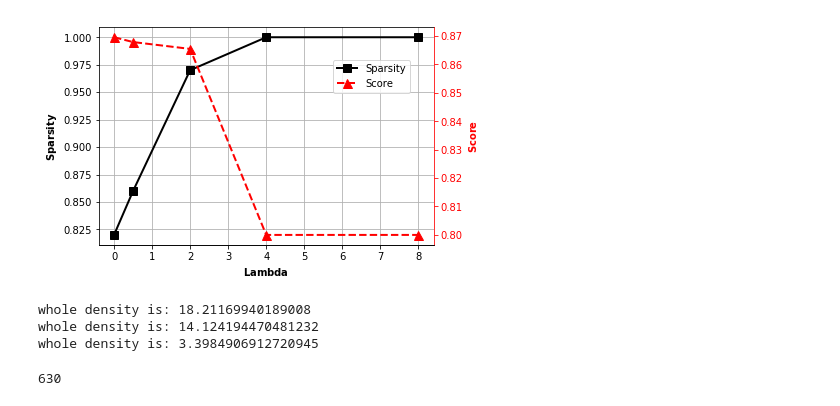
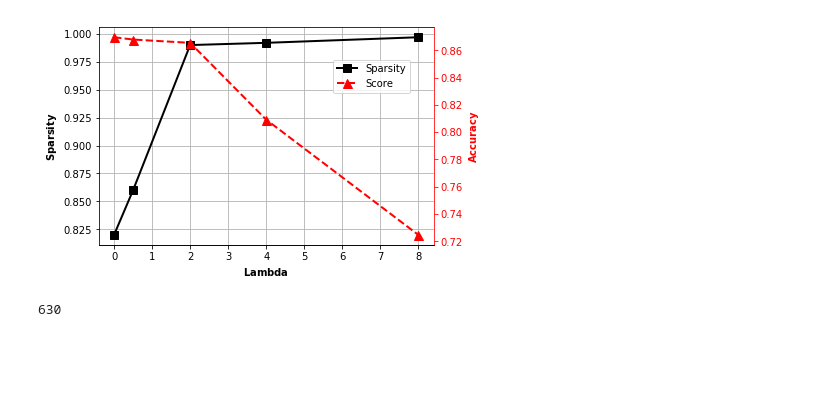
Before and after one commit to changchun-zhou/sagitta_fig, a Jupyter notebook: scripts/tdvd.ipynb, the cells around one changed output. Drawn from its saved outputs; the diff is of its cells as text; code cells hidden in the pictures; blank space fills up the shorter version.

```diff
--- a/scripts/tdvd.ipynb
+++ b/scripts/tdvd.ipynb
@@ -18,16 +18,19 @@ lambda_i = [0, 0.5, 2, 4, 8]
 #               "(10, 7, 5, 5, 5, 5, 5, 2)",
 #               "(17, 9, 5, 5, 6, 6, 6, 5)"
 #             ]
+
 # 3D Unet
-axis_y = [0.8695406, 0.8678476, 0.8654427, 0.8, 0.8]
+axis_y = [0.8695406, 0.8678476, 0.8654427, 0.8090884, 0.7245791]
 label_2 = 'Score'
-sparsity = [0.82, 0.86, 0.97, 1, 1]
+sparsity = [0.82, 0.86, 0.99, 0.992, 0.997]
 label_data = ["(0, 0, 0, 0, 0, 0, 0, 0, 0, 0,   0, 0, 0, 0, 0, 0, 0, 0, 0, 0,   0, 0, 0, 0, 0, 0, 0, 0, 0, 0)",
               "(0, 0, 0, 1, 1, 1, 1, 1, 1, 1,   1, 1, 1, 1, 1, 1, 1, 1, 1, 1,   1, 1, 1, 1, 1, 1, 1, 1, 0, 0)",
               "(0, 1, 4, 5, 3, 3, 4, 4, 5, 5,   5, 5, 4, 5, 5, 5, 4, 5, 5, 5,   5, 5, 5, 5, 5, 5, 5, 5, 5, 5)",
-              "(0, 0, 0, 0, 0, 0, 0, 0, 0, 0,   0, 0, 0, 0, 0, 0, 0, 0, 0, 0,   0, 0, 0, 0, 0, 0, 0, 0, 0, 0)",
-              "(0, 0, 0, 0, 0, 0, 0, 0, 0, 0,   0, 0, 0, 0, 0, 0, 0, 0, 0, 0,   0, 0, 0, 0, 0, 0, 0, 0, 0, 0)",
+              "(1, 1, 0, 10, 3, 9, 10, 10, 11, 11,   10, 10, 10, 9, 11, 11, 11, 10, 10, 11,   11, 11, 11, 11, 11, 11, 11, 11, 9, 12)",
+              "(0, 1, 0, 21, 0, 16, 21, 21, 21, 22,   21, 21, 18, 22, 22, 22, 20, 20, 22, 22,   22, 21, 21, 17, 22, 21, 22, 22, 20, 23)",
             ]
+
+
 
 fig, ax = plt.subplots(1,1)
 color = (0, 0, 0)
@@ -35,60 +38,35 @@ ax.plot(lambda_i, sparsity, 'x-', marker='s', color=color,  linewidth=2, markers
 # for i in range(5):
 #     ax.text(lambda_i[i], sparsity[i],label_data[i], verticalalignment='top', horizontalalignment='right' )
 ax.set_xlabel(r"$\bf{Lambda}$"+' ' + r"$\bf{}$", size=10, family="Arial")
 ax.set_ylabel(r"$\bf{Sparsity}$"+' ' + r"$\bf{(%)}$", size=10, color=color)
 
 plt.grid(True)
 from matplotlib.pyplot import MultipleLocator
 inst = plt.gca()
 
 ax1 = ax.twinx()
 color1 = (1, 0, 0)
 ax1.plot(lambda_i, axis_y, '--', marker='^', color=color1,  linewidth=2, markersize=9, label=label_2)
-ax1.set_ylabel(r"$\bf{"+ label_2+"}$"+' ' + r"$\bf{}$", size=10, color=color1)
+ax1.set_ylabel(r"$\bf{Accuracy}$"+' ' + r"$\bf{}$", size=10, color=color1)
 
 handles1, labels1 = ax.get_legend_handles_labels()
 handles2, labels2 = ax1.get_legend_handles_labels()
 plt.legend(handles1+handles2, labels1+labels2, loc=(0.7, 0.7))
 
 ax.spines['left'].set_color(color)
 ax.tick_params(axis='y', colors=color)
 
 ax.spines['right'].set_visible(False)
 
 ax1.spines['right'].set_color(color1)
 ax1.tick_params(axis='y', colors=color1)
 ax1.spines['top'].set_visible(False)
 ax1.spines['left'].set_visible(False)
 
 plt.savefig(os.path.join(sys.path[0],'lambda.svg'), format='svg')
 plt.show()
 # %% [output]
-[figure, old version]
+[figure, new version]
-# %%
-# compute whole sparsity after given threshold combinations and numbers of IA in each layer
-ifm_size = [140, 39, 10.4, 3.2, 0.6, 0.35, 2.8, 11.2, 45, 135]
-# density_th_layer0 = [20, 18, 17, 16, 15, 14 ,13, 12, 11, 10]
-# for x in range(10, 20):
-#     proportion_th[0][x] = density_th_layer0[x -10]
-def whole_density(ifm_size, proportion_th, threshold, n_layer):
-    density = 0
-    for i in range(n_layer):
-        density += proportion_th[i][threshold[i]]*ifm_size[i] / sum(ifm_size)
-
-    return density
-
-threshold_comb =[
-                [0, 0, 0, 0, 0,   0, 0, 0, 0, 0],
-                [1, 1, 1, 1, 1,   1, 1, 1, 1, 0],
-                [3, 4, 5, 5, 5,   5, 5, 5, 5, 5]
-                ]
-
-for threshold in threshold_comb:
-    print("whole density is: {}".format(whole_density(ifm_size, proportion_th, threshold, 10)))
-# %% [output]
-whole density is: 18.21169940189008
-whole density is: 14.124194470481232
-whole density is: 3.3984906912720945
 # %%
 ####################################################################################################################
 # distribution
```
Also changed, not shown: parts of 4 cells of this notebook.
